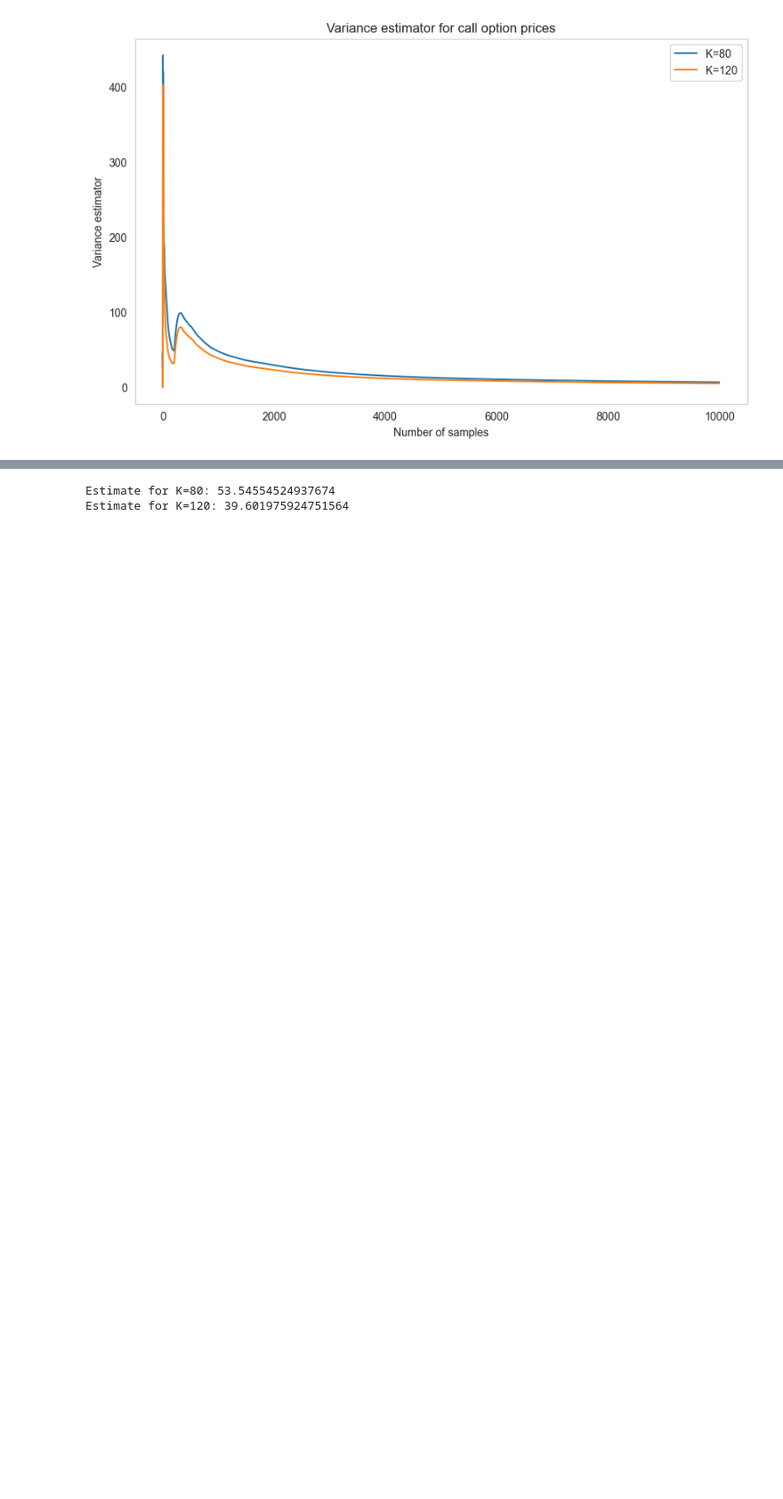
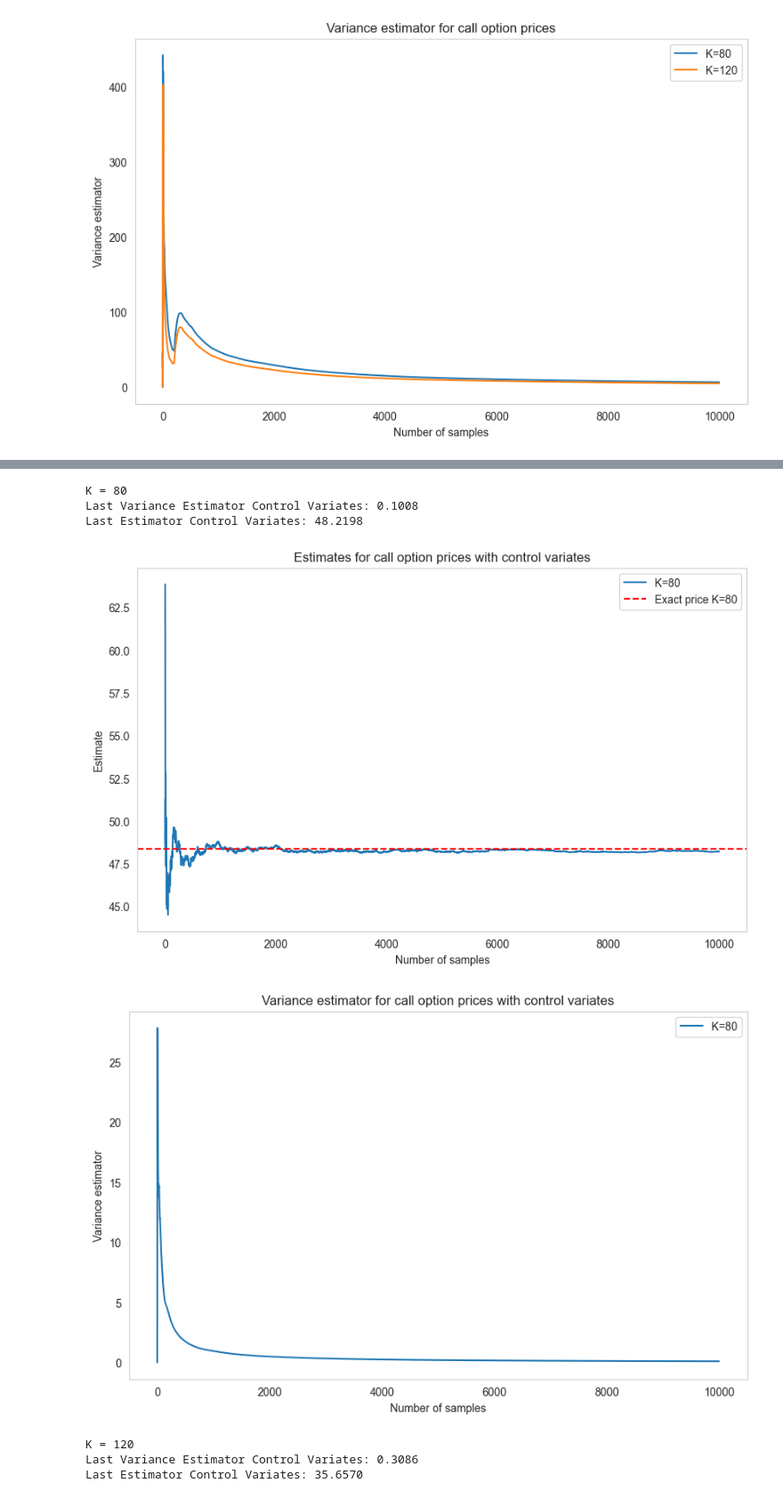
Before and after one commit to fantasy2fry/FinancialMathIntro, a Jupyter notebook: lab6/l6.ipynb, the cells around one changed output, grey strips where cells are left out. Shown at 89% size. Cells and saved outputs as stored; diff of their text form; code cells hidden in the pictures; blank space fills up the shorter version.

```diff
--- a/lab6/l6.ipynb
+++ b/lab6/l6.ipynb
@@ -125,11 +128,54 @@ $$
 # %%
-n=100000
-Z = np.random.normal(size=n)
-S_T = S0 * np.exp(sigma * np.sqrt(T) * Z + (r - sigma**2 / 2) * T)
-estimate_call_out_of_the_money = np.mean(np.maximum(S_T - K_high, 0))
-estimate_call_in_the_money = np.mean(np.maximum(S_T - K_low, 0))
-print(f"Estimate for K={K_low}: {estimate_call_in_the_money}")
-print(f"Estimate for K={K_high}: {estimate_call_out_of_the_money}")
+Ks = [80, 120]
+exact_prices = [call_in_the_money, call_out_of_the_money]
+
+Z = np.random.randn(n)
+discount_factor = np.exp(-r * T)
+ST = S0 * np.exp(sigma * np.sqrt(T) * Z + (r - 0.5 * sigma**2) * T)
+control_var = discount_factor * ST
+control_mean = S0
+control_variates_estimators= [None ,None ]
+
+for K, exact_price in zip(Ks, exact_prices):
+    payoff = discount_factor * np.maximum(ST - K, 0)
+
+    beta = np.cov(payoff, control_var, ddof=1)[0, 1] / np.var(control_var, ddof=1)
+    adjusted_payoff = payoff - beta * (control_var - control_mean)
+
+    cv_cumsum = np.cumsum(adjusted_payoff)
+    cv_estimators = cv_cumsum / np.arange(1, n + 1)
+
+    cv_var_estimators = np.cumsum((cv_estimators - cumulated_mean(cv_estimators))**2)/divider
+
+    print(f"\nK = {K}")
+    print(f"Last Variance Estimator Control Variates: {cv_var_estimators[-1]:.4f}")
+    print(f"Last Estimator Control Variates: {cv_estimators[-1]:.4f}")
+
+    plt.figure(figsize=(10, 6))
+    plt.plot(cv_estimators, label=f"K={K}")
+    plt.axhline(exact_price, color='red', linestyle='--', label=f"Exact price K={K}")
+    plt.xlabel("Number of samples")
+    plt.ylabel("Estimate")
+    plt.title("Estimates for call option prices with control variates")
+    plt.legend()
+    plt.grid()
+    plt.show()
+    plt.figure(figsize=(10, 6))
+    plt.plot(cv_var_estimators, label=f"K={K}")
+    plt.xlabel("Number of samples")
+    plt.ylabel("Variance estimator")
+    plt.title("Variance estimator for call option prices with control variates")
+    plt.legend()
+    plt.grid()
+    plt.show()
+    if K == 80: control_variates_estimators[0] = cv_estimators
+    if K == 120: control_variates_estimators[1] = cv_estimators
 # %% [output]
-Estimate for K=80: 53.54554524937674
-Estimate for K=120: 39.601975924751564
+K = 80
+Last Variance Estimator Control Variates: 0.1008
+Last Estimator Control Variates: 48.2198
+[figure, added]
+[figure, added]
+K = 120
+Last Variance Estimator Control Variates: 0.3086
+Last Estimator Control Variates: 35.6570
```
Also changed, not shown: parts of 13 cells of this notebook.
